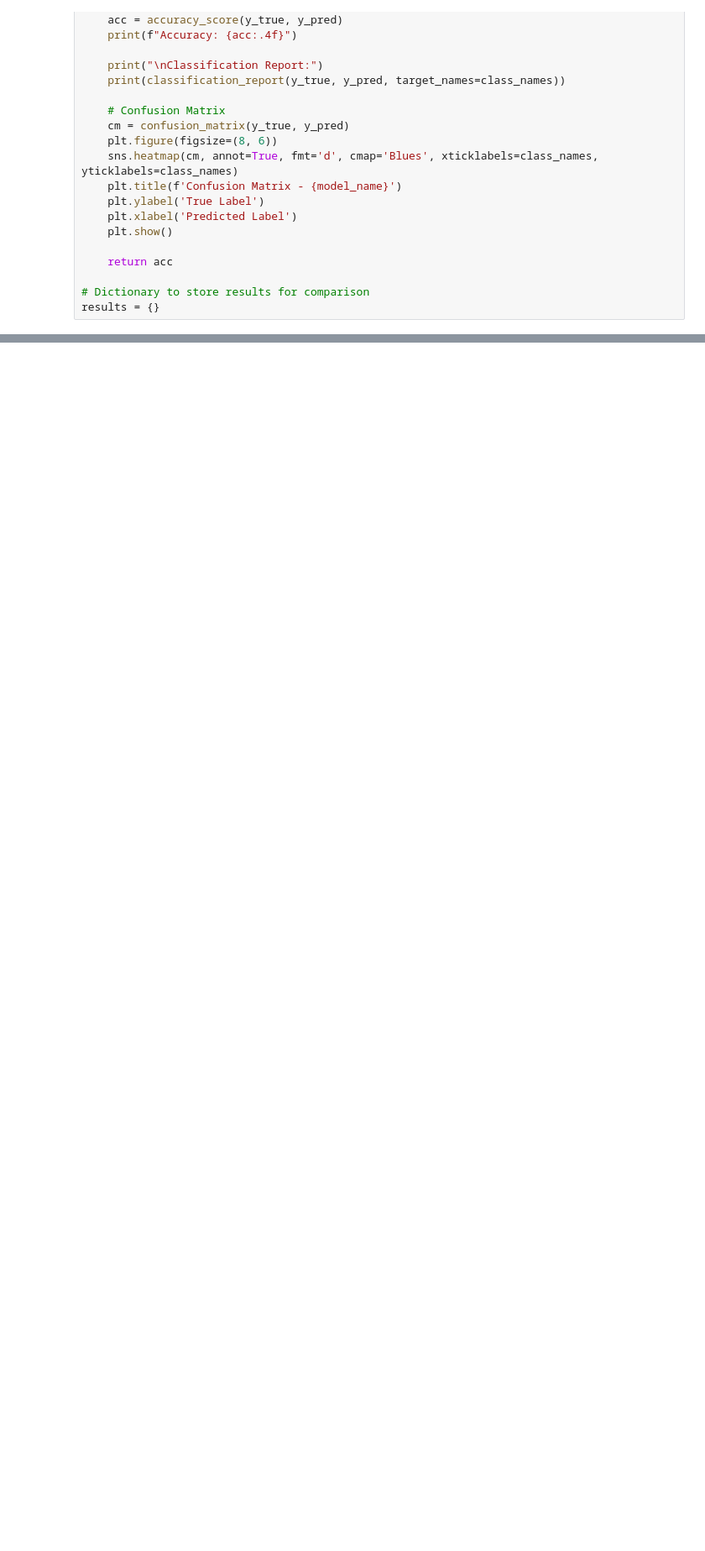
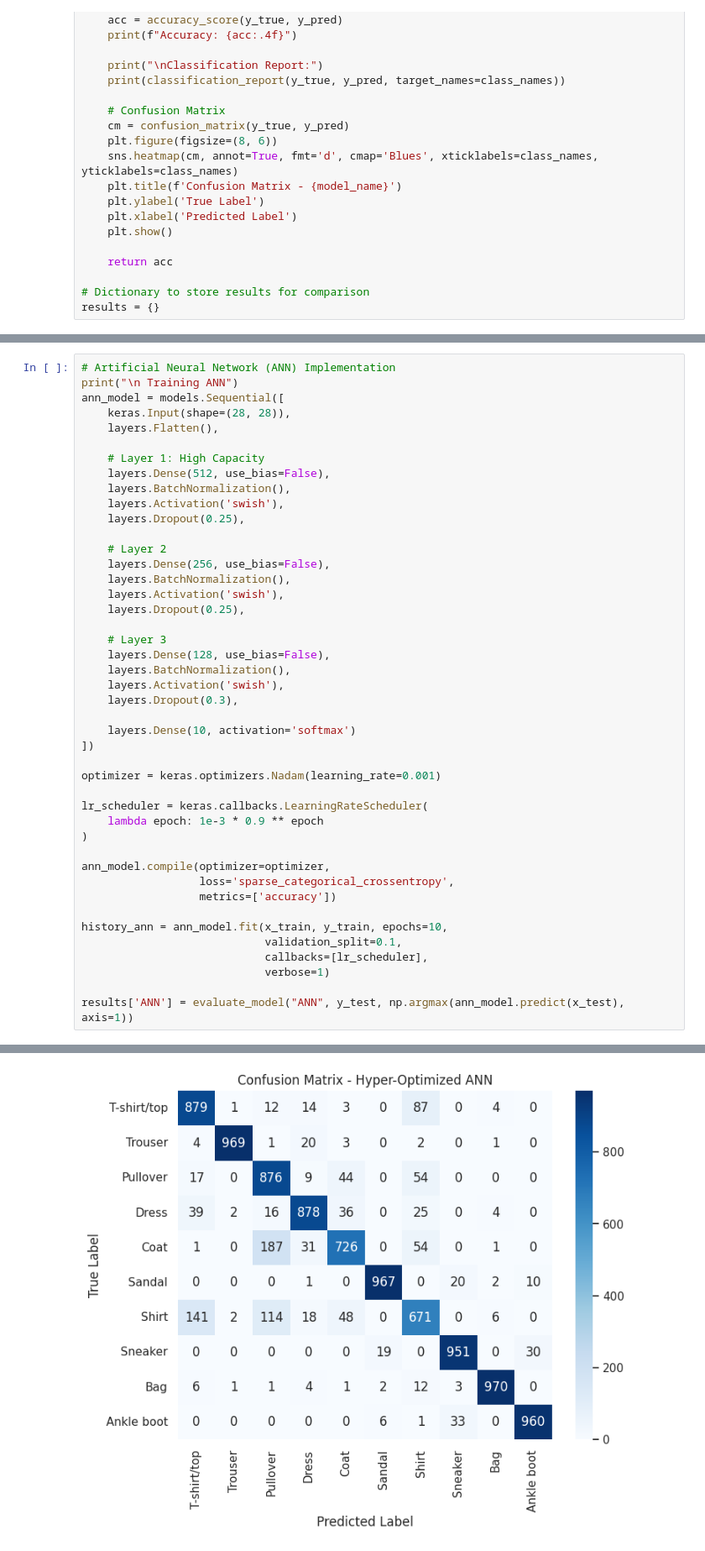
Before and after one commit to sarosene53/CNN_fashion_nmist, a Jupyter notebook: cnn_grptask.ipynb, the cells around one changed output, grey strips where cells are left out. Shown at 84% size. Drawn from its saved outputs; the diff is of its cells as text; blank space fills up the shorter version.

```diff
--- a/cnn_grptask.ipynb
+++ b/cnn_grptask.ipynb
@@ -105,0 +134,45 @@ results = {}
+# %%
+# Artificial Neural Network (ANN) Implementation
+print("\n Training ANN")
+ann_model = models.Sequential([
+    keras.Input(shape=(28, 28)),
+    layers.Flatten(),
+
+    # Layer 1: High Capacity
+    layers.Dense(512, use_bias=False),
+    layers.BatchNormalization(),
+    layers.Activation('swish'),
+    layers.Dropout(0.25),
+
+    # Layer 2
+    layers.Dense(256, use_bias=False),
+    layers.BatchNormalization(),
+    layers.Activation('swish'),
+    layers.Dropout(0.25),
+
+    # Layer 3
+    layers.Dense(128, use_bias=False),
+    layers.BatchNormalization(),
+    layers.Activation('swish'),
+    layers.Dropout(0.3),
+
+    layers.Dense(10, activation='softmax')
+])
+
+optimizer = keras.optimizers.Nadam(learning_rate=0.001)
+
+lr_scheduler = keras.callbacks.LearningRateScheduler(
+    lambda epoch: 1e-3 * 0.9 ** epoch
+)
+
+ann_model.compile(optimizer=optimizer,
+                  loss='sparse_categorical_crossentropy',
+                  metrics=['accuracy'])
+
+history_ann = ann_model.fit(x_train, y_train, epochs=10,
+                            validation_split=0.1,
+                            callbacks=[lr_scheduler],
+                            verbose=1)
+
+results['ANN'] = evaluate_model("ANN", y_test, np.argmax(ann_model.predict(x_test), axis=1))
+# %% [output]
@@ -106,3 +196,4 @@ results = {}
+[figure, added]
 # %%
 # Convolutional Neural Network (CNN) Implementation
 print("\n Training CNN ")
```
Also changed, not shown: parts of 8 cells of this notebook.
